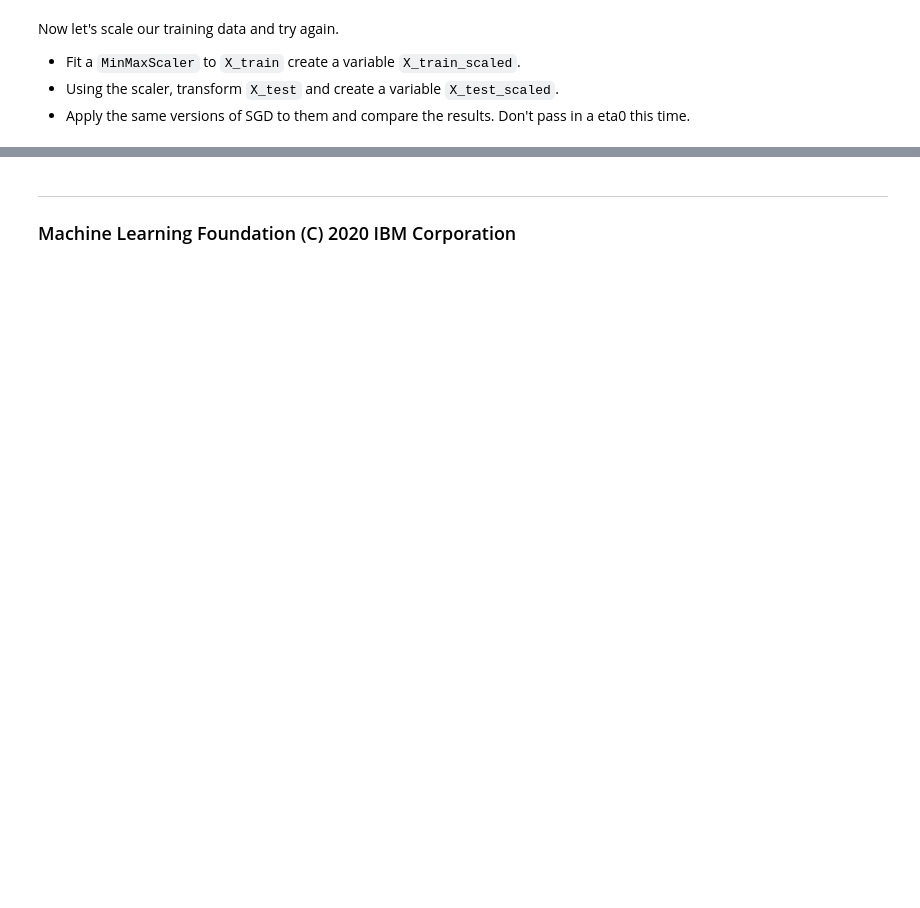
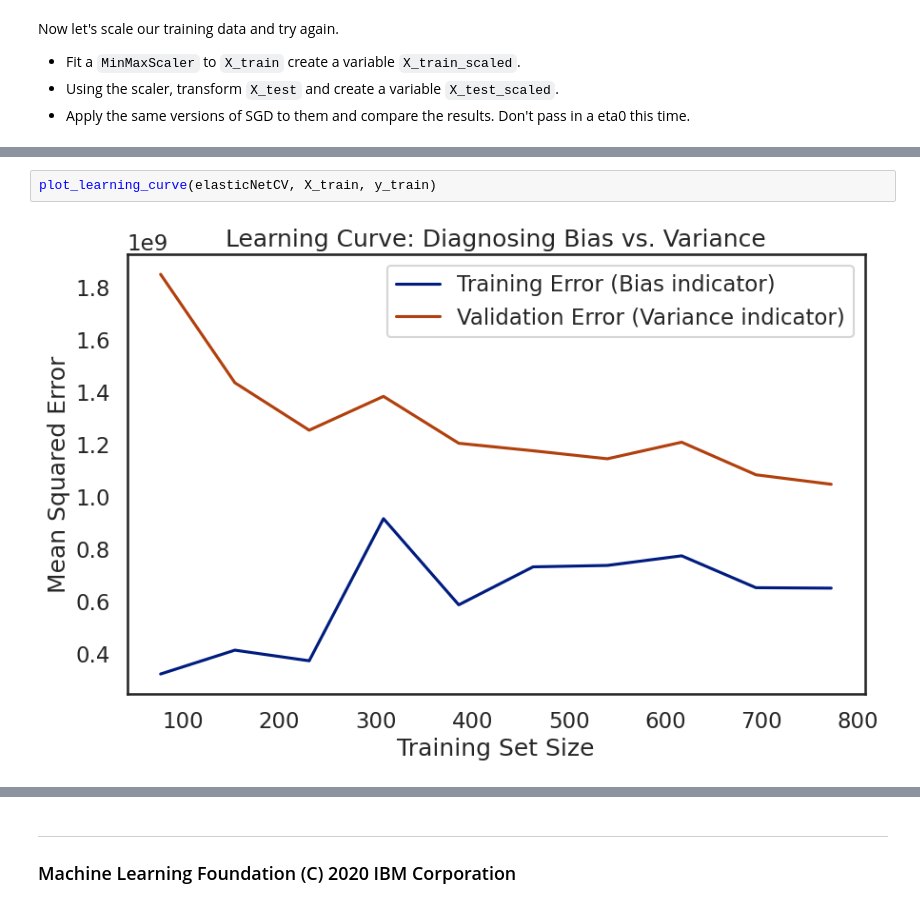
Before and after one commit to batspike/ML-Projects-and-Tutorials, a Jupyter notebook: IBM_Machine_Learning/02_SupervisedMachineLearning_Regression/Module4_DemoLab_PolynomialFeaturesAndRegularization.ipynb, the cells around one changed output, grey strips where cells are left out. Saved outputs shown, nothing was run; the diff lists cells and outputs as text; blank space fills up the shorter version.

```diff
--- a/IBM_Machine_Learning/02_SupervisedMachineLearning_Regression/Module4_DemoLab_PolynomialFeaturesAndRegularization.ipynb
+++ b/IBM_Machine_Learning/02_SupervisedMachineLearning_Regression/Module4_DemoLab_PolynomialFeaturesAndRegularization.ipynb
@@ -603,0 +707,4 @@ rmse_df
+# %%
+plot_learning_curve(elasticNetCV, X_train, y_train)
+# %% [output]
+[figure, added]
```
Also changed, not shown: parts of 15 cells of this notebook, 1 other file.
